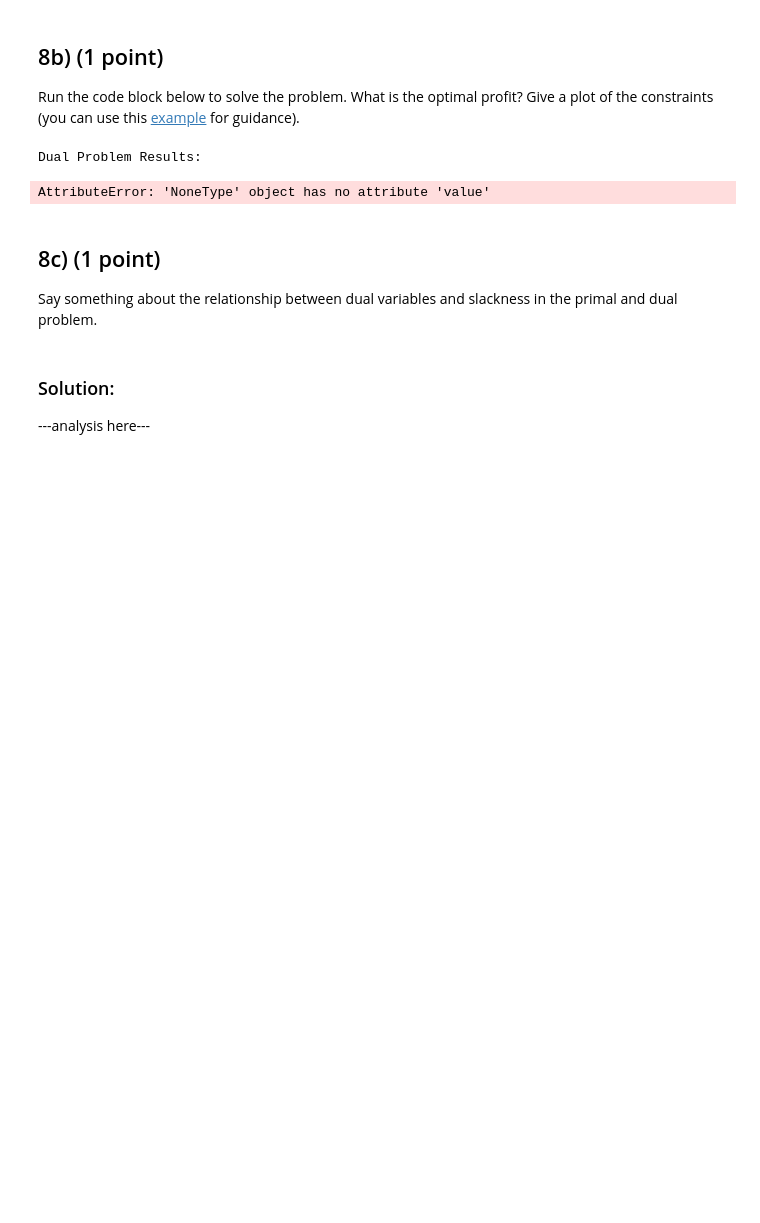
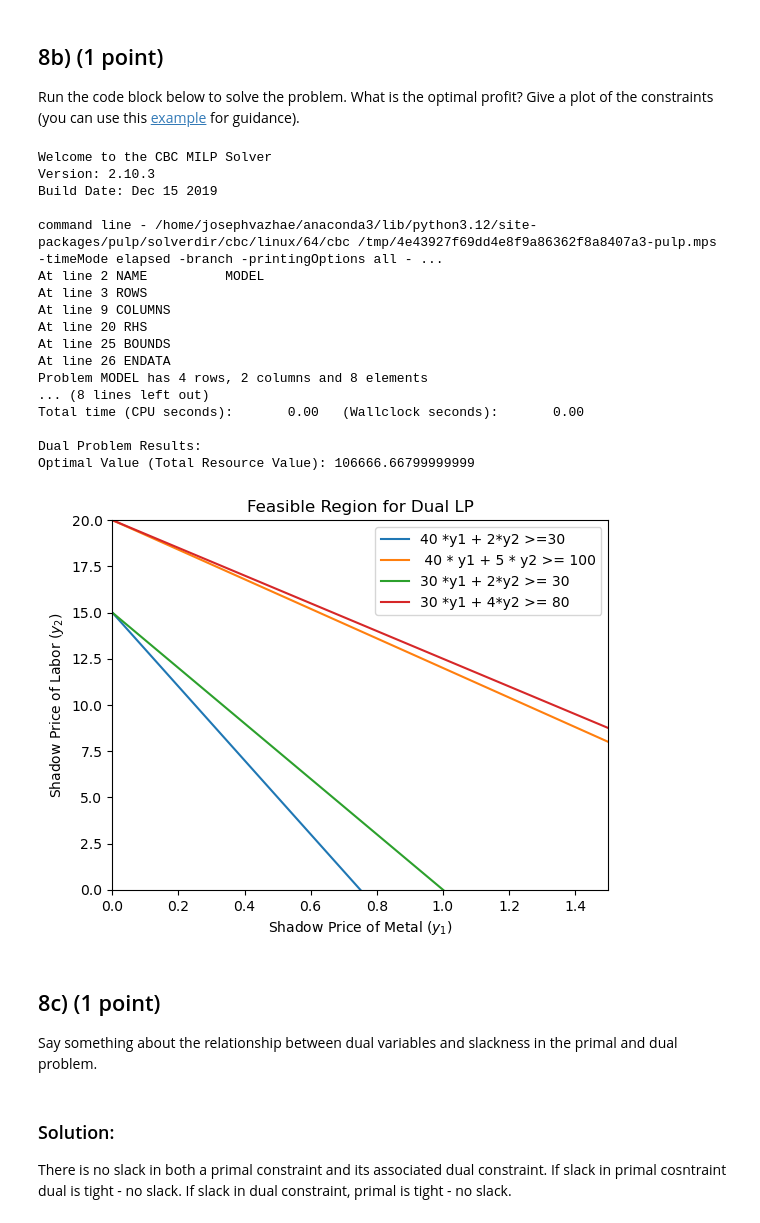
Before and after one commit to Josephvazhae1/advanced-algorithms-2025-01, a Jupyter notebook: lab-assignments/01-linear-programming/01-linear-programming.ipynb, the cells around one changed output. Cells and saved outputs as stored; diff of their text form; code cells hidden in the pictures; blank space fills up the shorter version.

```diff
--- a/lab-assignments/01-linear-programming/01-linear-programming.ipynb
+++ b/lab-assignments/01-linear-programming/01-linear-programming.ipynb
@@ -493,18 +521,59 @@ dual_model = LpProblem(name="dual-instrument-production", sense=LpMinimize)
 Run the code block below to solve the problem. What is the optimal profit? Give a plot of the constraints (you can use this [example](https://github.com/hakeemrehman/Python-PuLP-/blob/master/LP%20Using%20PuLP%20and%20Graphical%20Sol..ipynb) for guidance).
 # %%
 # Solve the dual problem
-dual_model.solve(PULP_CBC_CMD(msg=0))
+dual_model.solve()
 
 # Display the results
 print("Dual Problem Results:")
 print(f"Optimal Value (Total Resource Value): {dual_model.objective.value()}")
+x = np.arange(0, 10)
+
+y2_1 = (30 - 40 * x) / 2  # Novice Trombone
+y2_2 = (100 - 40 * x) / 5  # Professional Trombone
+y2_3 = (30 - 30 * x) / 2  # Novice Trumpet
+y2_4 = (80 - 30 * x) / 4  # Professional Trumpet
+
+# # Plot the optimal solution
+plt.plot(x, y2_1, label = '40 *y1 + 2*y2 >=30')
+plt.plot(x, y2_2, label= ' 40 * y1 + 5 * y2 >= 100')
+plt.plot(x, y2_3, label = '30 *y1 + 2*y2 >= 30')
+plt.plot(x, y2_4, label = '30 *y1 + 4*y2 >= 80')
+
+
+# Labels and limits
+plt.xlabel(r'Shadow Price of Metal ($y_1$)')
+plt.ylabel(r'Shadow Price of Labor ($y_2$)')
+plt.title('Feasible Region for Dual LP')
+plt.xlim(0, 1.5)
+plt.ylim(0, 20)
+plt.legend()
+
+# Show the plot
+plt.show()
 # %% [output]
+Welcome to the CBC MILP Solver
+Version: 2.10.3
+Build Date: Dec 15 2019
+
+command line - /home/josephvazhae/anaconda3/lib/python3.12/site-packages/pulp/solverdir/cbc/linux/64/cbc /tmp/4e43927f69dd4e8f9a86362f8a8407a3-pulp.mps -timeMode elapsed -branch -printingOptions all - ...
+At line 2 NAME          MODEL
+At line 3 ROWS
+At line 9 COLUMNS
+At line 20 RHS
+At line 25 BOUNDS
+At line 26 ENDATA
+Problem MODEL has 4 rows, 2 columns and 8 elements
+... (8 lines left out)
+Total time (CPU seconds):       0.00   (Wallclock seconds):       0.00
+
 Dual Problem Results:
+Optimal Value (Total Resource Value): 106666.66799999999
-AttributeError: 'NoneType' object has no attribute 'value'
+[figure, added]
 # %% [markdown]
 ## 8c) (1 point)
 Say something about the relationship between dual variables and slackness in the primal and dual problem.
 # %% [markdown]
 ### Solution:
 
----analysis here---
+
+There is no slack in both a primal constraint and its associated dual constraint. If slack in primal cosntraint dual is tight - no slack. If slack in dual constraint, primal is tight - no slack.
```
Also changed, not shown: parts of 4 cells of this notebook.
